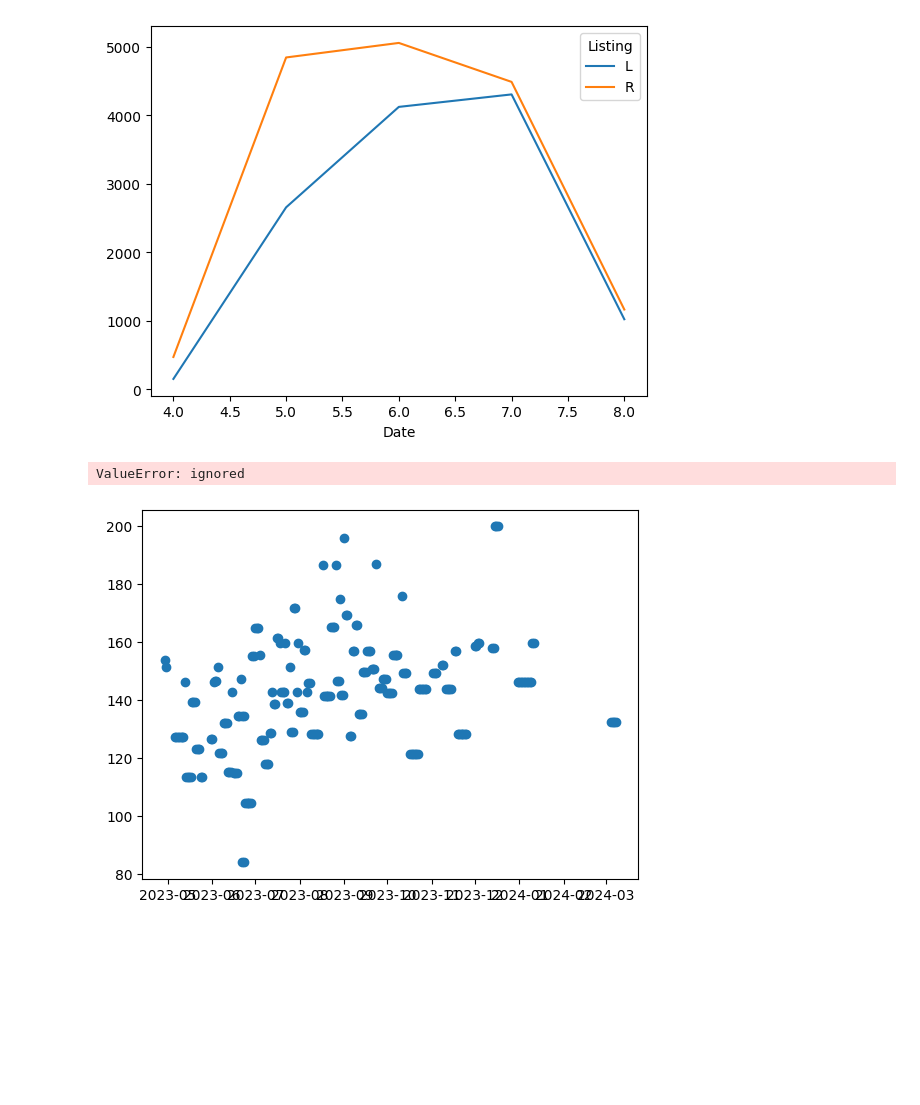
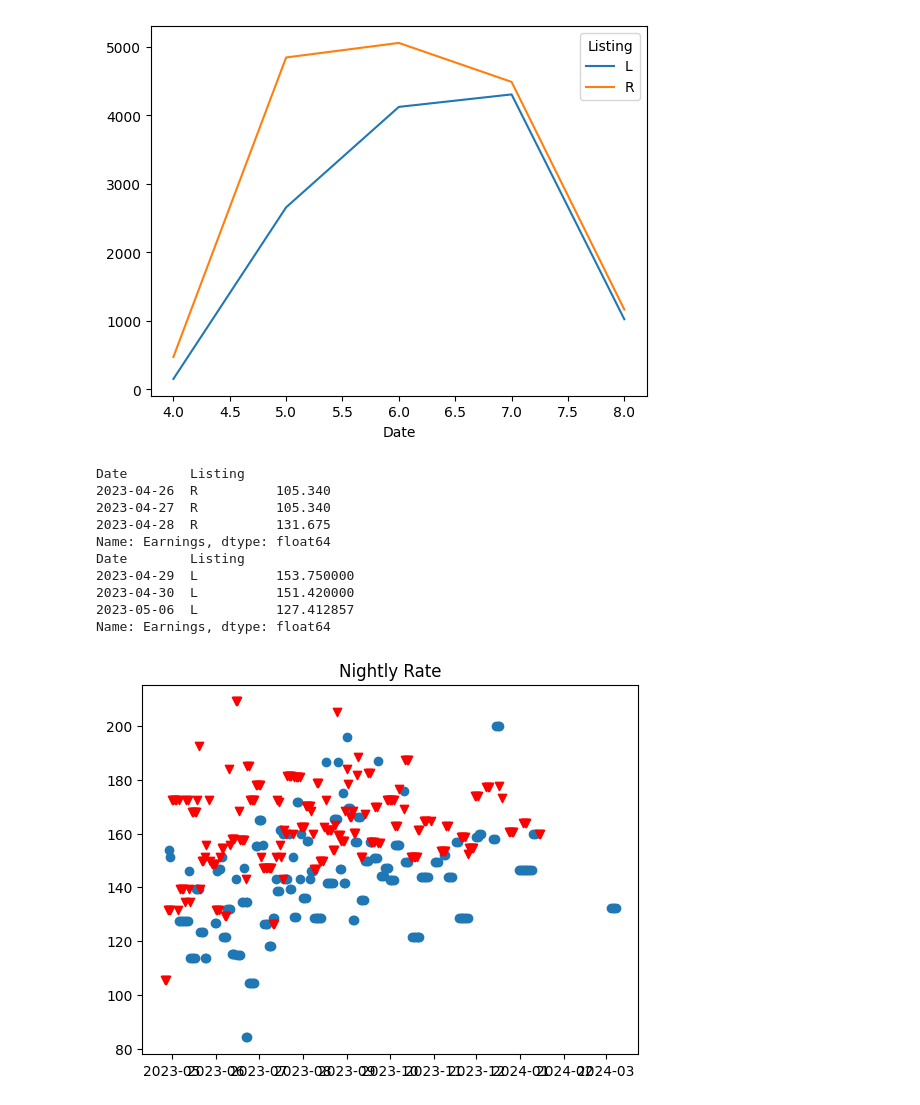
Before and after one commit to lhwong/airbnb-analytics, a Jupyter notebook: paidout.ipynb, the cells around one changed output. Saved outputs shown, nothing was run; the diff lists cells and outputs as text; code cells hidden in the pictures; blank space fills up the shorter version.

```diff
--- a/paidout.ipynb
+++ b/paidout.ipynb
@@ -132,36 +132,55 @@ data = pd.DataFrame(lst, columns=cols)
 dataL = data.loc[(data['Earnings'] > 0) & (data['Listing'] == 'L')]
 
 
 #with pd.option_context('display.max_rows', None):
 #  display(dataL)
 
 dataR = data.loc[(data['Earnings'] > 0) & (data['Listing'] == 'R')]
 
 
 #with pd.option_context('display.max_rows', None):
 #  display(dataR)
 
-#data = data.loc[(data['Earnings'] > 0)]
+data = data.loc[(data['Earnings'] > 0)]
 
-#with pd.option_context('display.max_rows', None):
-#   print(data)
+with pd.option_context('display.max_rows', None):
+   print(data.head(3))
 
-#earnings = data.groupby(['Date', 'Listing'])['Earnings'].sum()
+#earnings = data.groupby([data.Date.dt.to_period('M'), 'Listing'])['Earnings'].sum()
 #print(earnings)
 
+#earnings1 = data.groupby(['Date', 'Listing'])['Earnings'].sum()
+#with pd.option_context('display.max_rows', None):
+#  print(earnings1)
 
+earningsR = data.loc[(data['Earnings'] > 0) & (data['Listing'] == 'R')].groupby(['Date', 'Listing'])['Earnings'].sum()
+#with pd.option_context('display.max_rows', None):
+print(earningsR.head(3))
+
+earningsL = data.loc[(data['Earnings'] > 0) & (data['Listing'] == 'L')].groupby(['Date', 'Listing'])['Earnings'].sum()
+#with pd.option_context('display.max_rows', None):
+print(earningsL.head(3))
 
 #pd.pivot_table(data.reset_index(),
 #               index='Date', columns='Listing', values='Earnings'
 #              ).plot(legend=True)
 
 plt.scatter(dataL['Date'], dataL['Earnings'])
 plt.scatter(dataR['Date'], dataR['Earnings'], marker='v', color='r')
 plt.title('Nightly Rate')
 plt.show()
 
 #for ind in range(len(df)):
 #    print(df['Start date'][ind], df['End date'][ind], df['# of nights'][ind])
 # %% [output]
-ValueError: ignored
+Date        Listing
+2023-04-26  R          105.340
+2023-04-27  R          105.340
+2023-04-28  R          131.675
+Name: Earnings, dtype: float64
+Date        Listing
+2023-04-29  L          153.750000
+2023-04-30  L          151.420000
+2023-05-06  L          127.412857
+Name: Earnings, dtype: float64
-[figure, old version]
+[figure, new version]
```
